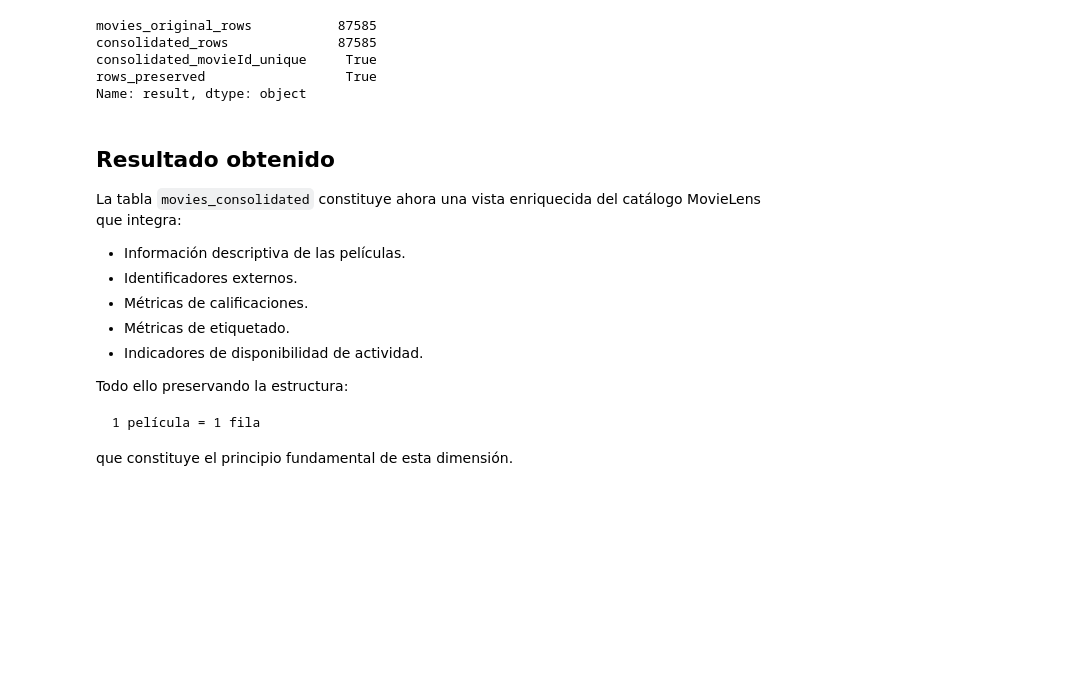
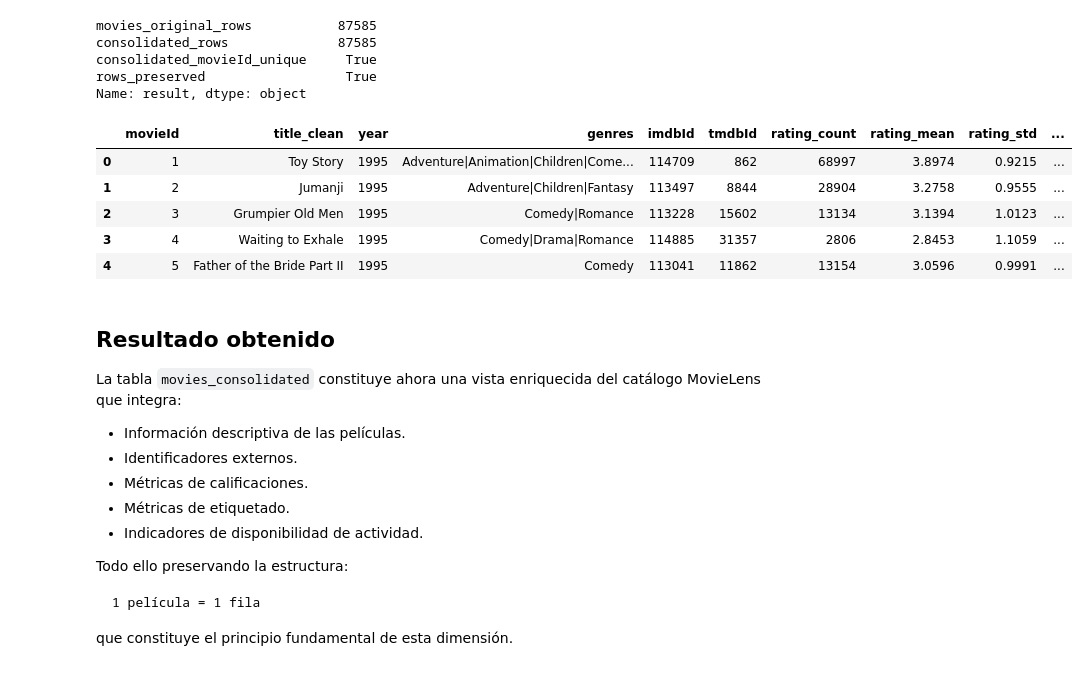
Before and after one commit to chaffrey8/DMEMCD_2026, a Jupyter notebook: notebooks/01_limpieza_integracion_movielens.ipynb, the cells around one changed output. Cells and saved outputs as stored; diff of their text form; code cells hidden in the pictures; blank space fills up the shorter version.

```diff
--- a/notebooks/01_limpieza_integracion_movielens.ipynb
+++ b/notebooks/01_limpieza_integracion_movielens.ipynb
@@ -2593,6 +2622,13 @@ La combinación de validaciones anteriores confirma que la tabla consolidada man
 Esto garantiza que las futuras operaciones de análisis podrán realizarse sobre una dimensión estable y consistente.
 # %%
 movies_base = movies.drop(columns=["title_norm"], errors="ignore").copy()
+movies_base["year"]=(movies_base["title"]
+                   .str.extract(r"\((\d{4})\)\s*$")[0]
+                   .astype("Int64"))
+movies_base["title_clean"] = (movies_base["title"]
+                            .str.replace(r"\s*\(\d{4}\)\s*$", "", regex=True)
+                            .str.strip())
+movies_base= movies_base[["movieId", "title_clean", "year", "genres"]]
 
 movies_consolidated = (
     movies_base
@@ -2630,6 +2666,15 @@ consolidated_rows              87585
 consolidated_movieId_unique     True
 rows_preserved                  True
 Name: result, dtype: object
+# %%
+movies_consolidated.head()
+# %% [output]
+|  | movieId | title_clean | year | genres | imdbId | tmdbId | rating_count | rating_mean | rating_std | ... |
+| 0 | 1 | Toy Story | 1995 | Adventure|Animation|Children|Come... | 114709 | 862 | 68997 | 3.8974 | 0.9215 | ... |
+| 1 | 2 | Jumanji | 1995 | Adventure|Children|Fantasy | 113497 | 8844 | 28904 | 3.2758 | 0.9555 | ... |
+| 2 | 3 | Grumpier Old Men | 1995 | Comedy|Romance | 113228 | 15602 | 13134 | 3.1394 | 1.0123 | ... |
+| 3 | 4 | Waiting to Exhale | 1995 | Comedy|Drama|Romance | 114885 | 31357 | 2806 | 2.8453 | 1.1059 | ... |
+| 4 | 5 | Father of the Bride Part II | 1995 | Comedy | 113041 | 11862 | 13154 | 3.0596 | 0.9991 | ... |
 # %% [markdown]
 ## Resultado obtenido
 
```
Also changed, not shown: parts of 20 cells of this notebook, 1 other file.
